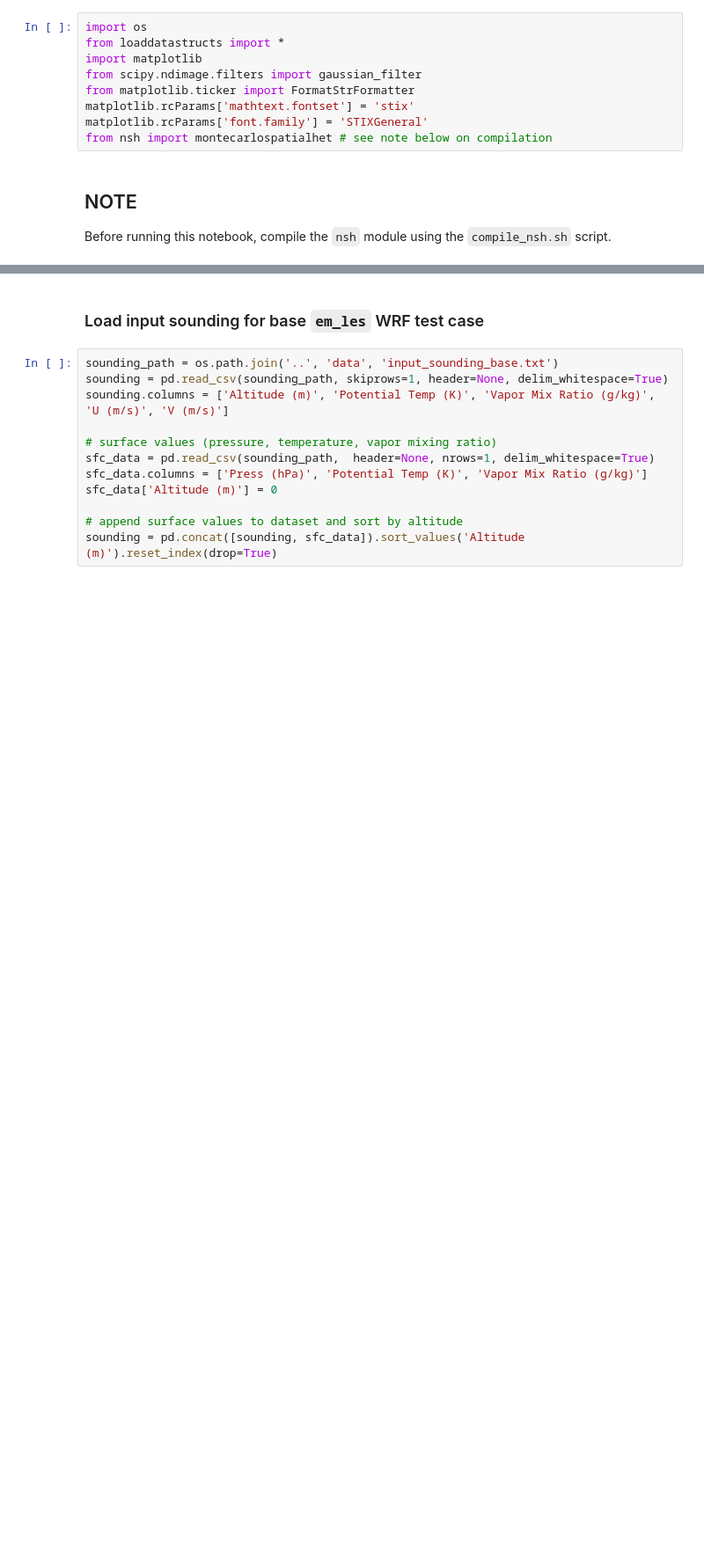
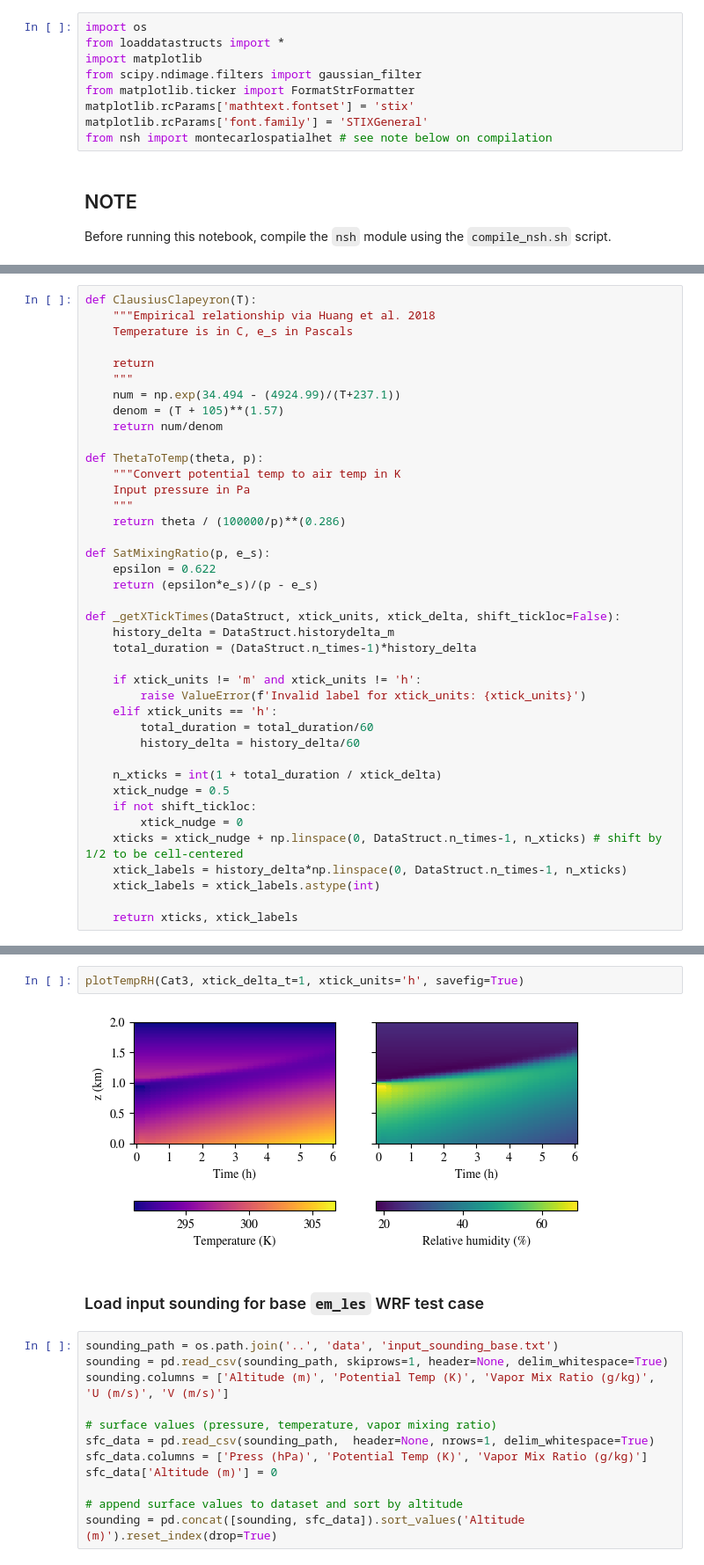
Before and after one commit to samfrederick/paper-sh-impacts-aerosol, a Jupyter notebook: 1_submitted_paper/scripts/paper-figures-bulk.ipynb, the cells around one changed output, grey strips where cells are left out. Shown at 88% size. Drawn from its saved outputs; the diff is of its cells as text; blank space fills up the shorter version.

```diff
--- a/1_submitted_paper/scripts/paper-figures-bulk.ipynb
+++ b/1_submitted_paper/scripts/paper-figures-bulk.ipynb
@@ -83,0 +93,40 @@ Cat1.addScenario(scenario_name=scenario,
+# %%
+def ClausiusClapeyron(T):
+    """Empirical relationship via Huang et al. 2018
+    Temperature is in C, e_s in Pascals
+
+    return
+    """
+    num = np.exp(34.494 - (4924.99)/(T+237.1))
+    denom = (T + 105)**(1.57)
+    return num/denom
+
+def ThetaToTemp(theta, p):
+    """Convert potential temp to air temp in K
+    Input pressure in Pa
+    """
+    return theta / (100000/p)**(0.286)
+
+def SatMixingRatio(p, e_s):
+    epsilon = 0.622
+    return (epsilon*e_s)/(p - e_s)
+
+def _getXTickTimes(DataStruct, xtick_units, xtick_delta, shift_tickloc=False):
+    history_delta = DataStruct.historydelta_m
+    total_duration = (DataStruct.n_times-1)*history_delta
+
+    if xtick_units != 'm' and xtick_units != 'h':
+        raise ValueError(f'Invalid label for xtick_units: {xtick_units}')
+    elif xtick_units == 'h':
+        total_duration = total_duration/60
+        history_delta = history_delta/60
+
+    n_xticks = int(1 + total_duration / xtick_delta)
+    xtick_nudge = 0.5
+    if not shift_tickloc:
+        xtick_nudge = 0
+    xticks = xtick_nudge + np.linspace(0, DataStruct.n_times-1, n_xticks) # shift by 1/2 to be cell-centered
+    xtick_labels = history_delta*np.linspace(0, DataStruct.n_times-1, n_xticks)
+    xtick_labels = xtick_labels.astype(int)
+
+    return xticks, xtick_labels
@@ -84,3 +221,7 @@ Cat1.addScenario(scenario_name=scenario,
+# %%
+plotTempRH(Cat3, xtick_delta_t=1, xtick_units='h', savefig=True)
+# %% [output]
+[figure, added]
 # %% [markdown]
 ### Load input sounding for base `em_les` WRF test case
 # %%
```
Also changed, not shown: parts of 8 cells of this notebook.
